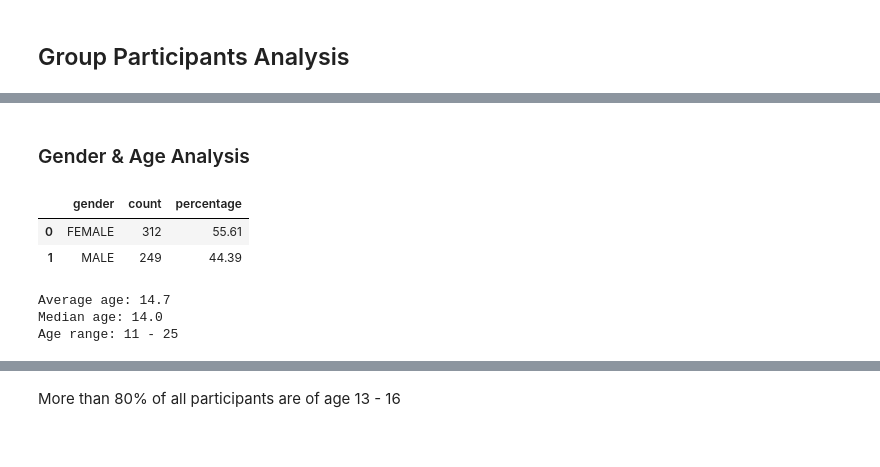
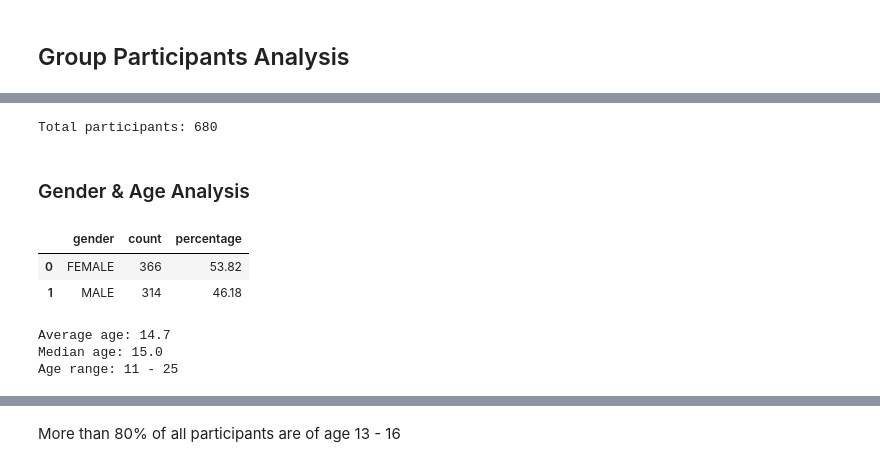
Before and after one commit to YuhanZhou3/ParusyaDA, a Jupyter notebook: analysis.ipynb, the cells around one changed output, grey strips where cells are left out. Saved outputs shown, nothing was run; the diff lists cells and outputs as text; code cells hidden in the pictures.

```diff
--- a/analysis.ipynb
+++ b/analysis.ipynb
@@ -123,31 +127,41 @@ participants.head(3)
+# %%
+# number of participants
+num_participants = participants['id'].nunique()
+print(f"Total participants: {num_participants}")
+# %% [output]
+Total participants: 680
 # %% [markdown]
 ### Gender & Age Analysis
 # %%
 # Gender distribution
 gender = participants["gender"]
 gender_info = pd.DataFrame({'count': gender.value_counts(),
                             'percentage': (gender.value_counts(normalize=True) * 100).round(2)})
 gender_info.reset_index(inplace=True)
+gender_pct = {"male": gender_info[gender_info["gender"] == "MALE"]["percentage"].iloc[0],
+              "female": gender_info[gender_info["gender"] == "FEMALE"]["percentage"].iloc[0]} # for dashboard
 gender_info
 # %% [output]
 |  | gender | count | percentage |
-| 0 | FEMALE | 312 | 55.61 |
-| 1 | MALE | 249 | 44.39 |
+| 0 | FEMALE | 366 | 53.82 |
+| 1 | MALE | 314 | 46.18 |
 # %%
 # Age distribution (overall)
 def get_age_info(age_data, freq=False):
-    print(f"Average age: {age_data.mean():.1f} \nMedian age: {age_data.median()} \nAge range: {age_data.min()} - {age_data.max()}")
+    mean, median, min, max = age_data.mean(), age_data.median(), age_data.min(), age_data.max()
+    print(f"Average age: {mean:.1f} \nMedian age: {median} \nAge range: {min} - {max}")
     if freq:
         print("\nMost frequent ages:")
         values = age_data.value_counts().reset_index()
         for row in values.head(3).itertuples():
             print(f"Age {row[1]}: {row[2]} participants")
+    return {"mean": mean, "median": median, "min": min, "max": max}
 
 overall_age = participants['age']
-get_age_info(overall_age)
+age_info = get_age_info(overall_age)
 # %% [output]
 Average age: 14.7
-Median age: 14.0
+Median age: 15.0
 Age range: 11 - 25
 # %%
 age_df = overall_age.value_counts().reset_index()
```
Also changed, not shown: parts of 26 cells of this notebook.
